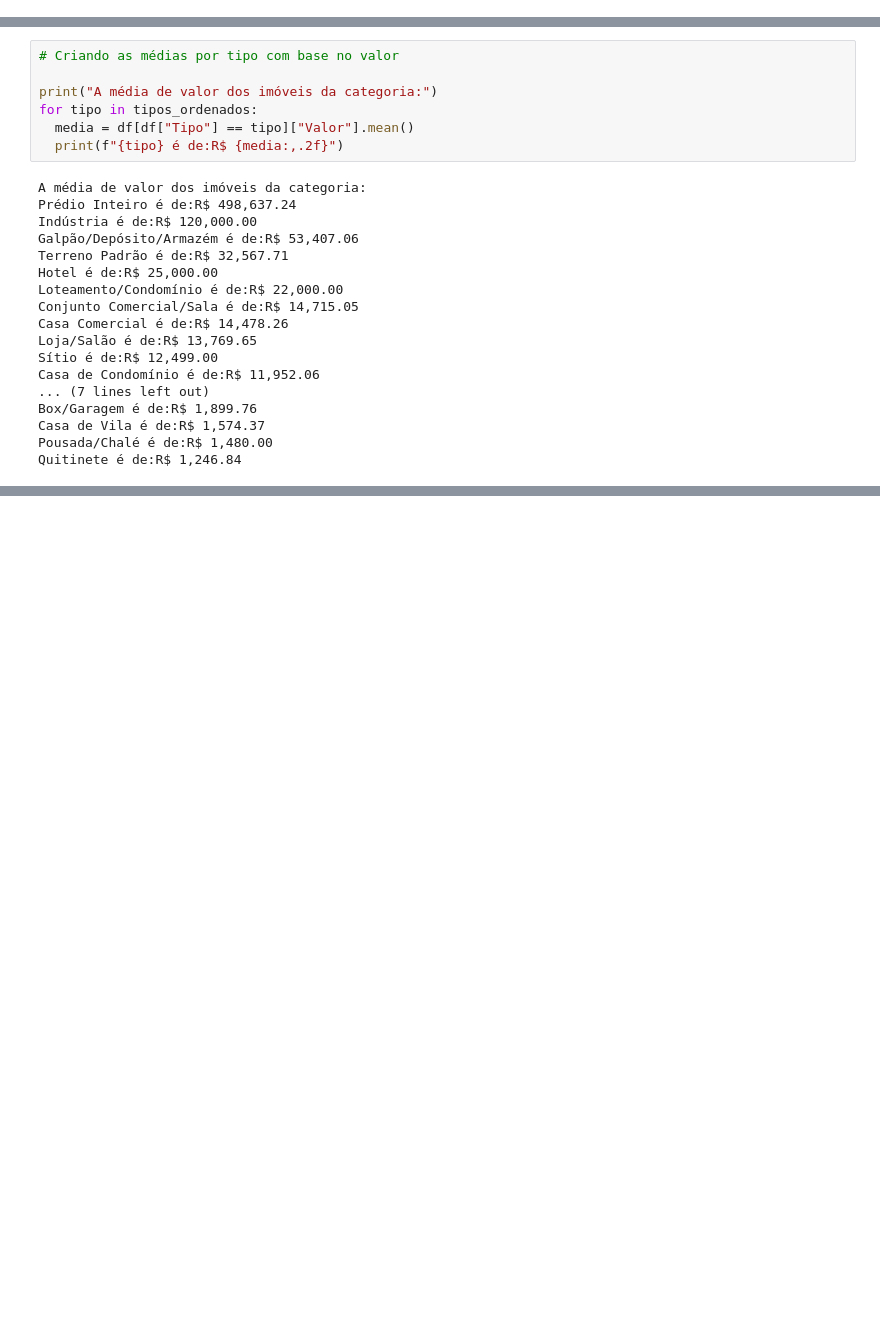
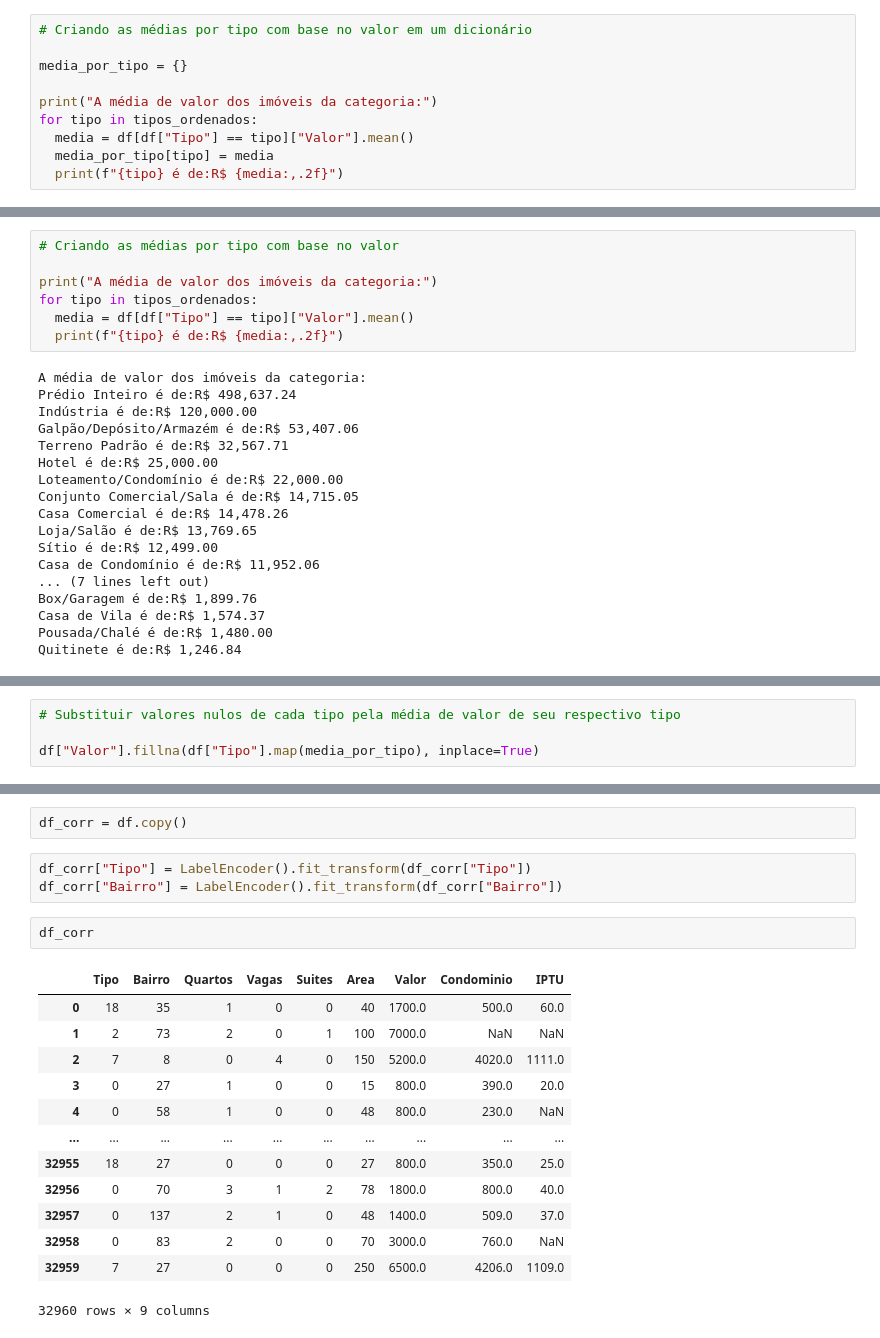
Before and after one commit to hevertonvalerio/geral, a Jupyter notebook: Projeto_Imobiliário.ipynb, the cells around one changed output, grey strips where cells are left out. Drawn from its saved outputs; the diff is of its cells as text; blank space fills up the shorter version.

```diff
--- a/Projeto_Imobiliário.ipynb
+++ b/Projeto_Imobiliário.ipynb
@@ -303,3 +305,13 @@ df.head()
 
 df_ordenado = df.groupby("Tipo")["Valor"].mean().reset_index().sort_values(by="Valor",ascending=False)
 tipos_ordenados = df_ordenado["Tipo"]
+# %%
+# Criando as médias por tipo com base no valor em um dicionário
+
+media_por_tipo = {}
+
+print("A média de valor dos imóveis da categoria:")
+for tipo in tipos_ordenados:
+  media = df[df["Tipo"] == tipo]["Valor"].mean()
+  media_por_tipo[tipo] = media
+  print(f"{tipo} é de:R$ {media:,.2f}")
@@ -330,0 +383,4 @@ Quitinete é de:R$ 1,246.84
+# %%
+# Substituir valores nulos de cada tipo pela média de valor de seu respectivo tipo
+
+df["Valor"].fillna(df["Tipo"].map(media_por_tipo), inplace=True)
@@ -330,0 +422,21 @@ Quitinete é de:R$ 1,246.84
+# %%
+df_corr = df.copy()
+# %%
+df_corr["Tipo"] = LabelEncoder().fit_transform(df_corr["Tipo"])
+df_corr["Bairro"] = LabelEncoder().fit_transform(df_corr["Bairro"])
+# %%
+df_corr
+# %% [output]
+|  | Tipo | Bairro | Quartos | Vagas | Suites | Area | Valor | Condominio | IPTU |
+| 0 | 18 | 35 | 1 | 0 | 0 | 40 | 1700.0 | 500.0 | 60.0 |
+| 1 | 2 | 73 | 2 | 0 | 1 | 100 | 7000.0 | NaN | NaN |
+| 2 | 7 | 8 | 0 | 4 | 0 | 150 | 5200.0 | 4020.0 | 1111.0 |
+| 3 | 0 | 27 | 1 | 0 | 0 | 15 | 800.0 | 390.0 | 20.0 |
+| 4 | 0 | 58 | 1 | 0 | 0 | 48 | 800.0 | 230.0 | NaN |
+| ... | ... | ... | ... | ... | ... | ... | ... | ... | ... |
+| 32955 | 18 | 27 | 0 | 0 | 0 | 27 | 800.0 | 350.0 | 25.0 |
+| 32956 | 0 | 70 | 3 | 1 | 2 | 78 | 1800.0 | 800.0 | 40.0 |
+| 32957 | 0 | 137 | 2 | 1 | 0 | 48 | 1400.0 | 509.0 | 37.0 |
+| 32958 | 0 | 83 | 2 | 0 | 0 | 70 | 3000.0 | 760.0 | NaN |
+| 32959 | 7 | 27 | 0 | 0 | 0 | 250 | 6500.0 | 4206.0 | 1109.0 |
+32960 rows × 9 columns
```
Also changed, not shown: parts of 15 cells of this notebook.
